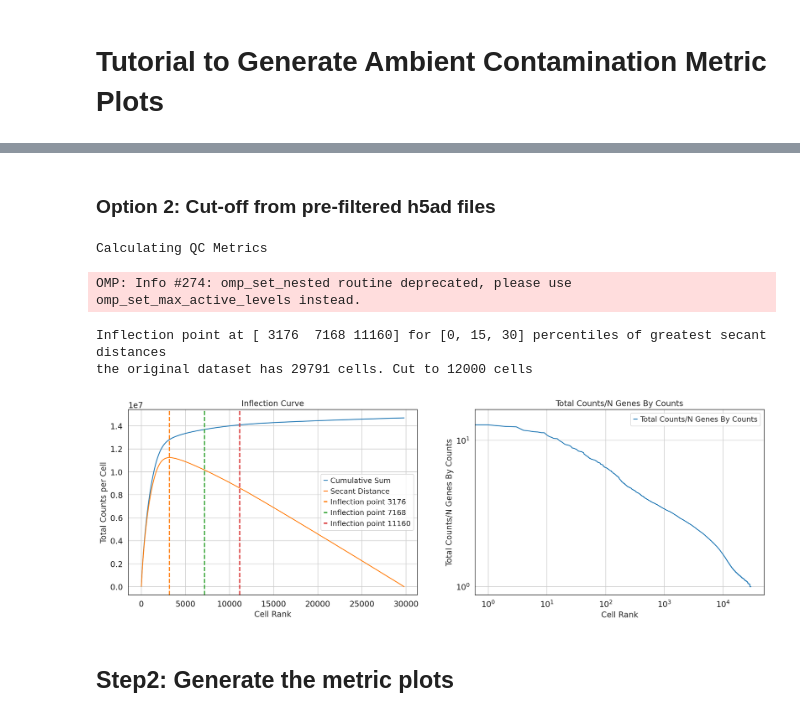
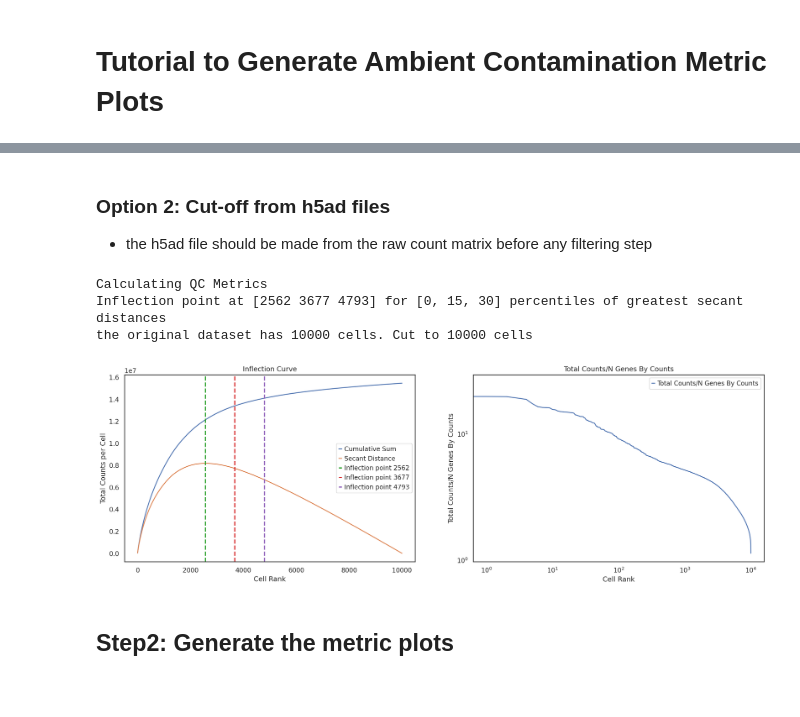
Before and after one commit to Ken-Lau-Lab/AmbiQuant, a Jupyter notebook: ExamplePlots.ipynb, the cells around one changed output, grey strips where cells are left out. Cells and saved outputs as stored; diff of their text form; code cells hidden in the pictures; blank space fills up the shorter version.

Commit message:
dataset

```diff
--- a/ExamplePlots.ipynb
+++ b/ExamplePlots.ipynb
@@ -68,3 +67,4 @@ dat.to_df().head()
 # %% [markdown]
-### Option 2: Cut-off from pre-filtered h5ad files
+### Option 2: Cut-off from h5ad files
+- the h5ad file should be made from the raw count matrix before any filtering step
 # %%
@@ -71,13 +72,13 @@ dat.to_df().head()
 dat = sc.read("/home/lucy/random_data_check/data_files/5898_YX_10_full.h5ad")
 # %%
-dat2 = qc.cut_off_h5ad(dat, inflection_fold = 4, est_real_cell = None, max_cell = 12000,
-                 qc_pipe_inflection = True, mito_tag = "MT-",run_qc=True,
+#cut off the dataset so that the total number of cells is 4x estimated real cell number or no more than max_cell number of cells
+dat = qc.cut_off_h5ad(dat, inflection_fold = 4, est_real_cell = None, max_cell = 10000,
+                 qc_pipe_inflection = True, mito_tag = "mt-",run_qc=True,
                  print_info = True)
 # %% [output]
 Calculating QC Metrics
+Inflection point at [2562 3677 4793] for [0, 15, 30] percentiles of greatest secant distances
+the original dataset has 10000 cells. Cut to 10000 cells
-OMP: Info #274: omp_set_nested routine deprecated, please use omp_set_max_active_levels instead.
-Inflection point at [ 3176  7168 11160] for [0, 15, 30] percentiles of greatest secant distances
-the original dataset has 29791 cells. Cut to 12000 cells
-[figure, old version]
+[figure, new version]
 # %% [markdown]
 ## Step2: Generate the metric plots
```
Also changed, not shown: parts of 23 cells of this notebook, 2 other files.
